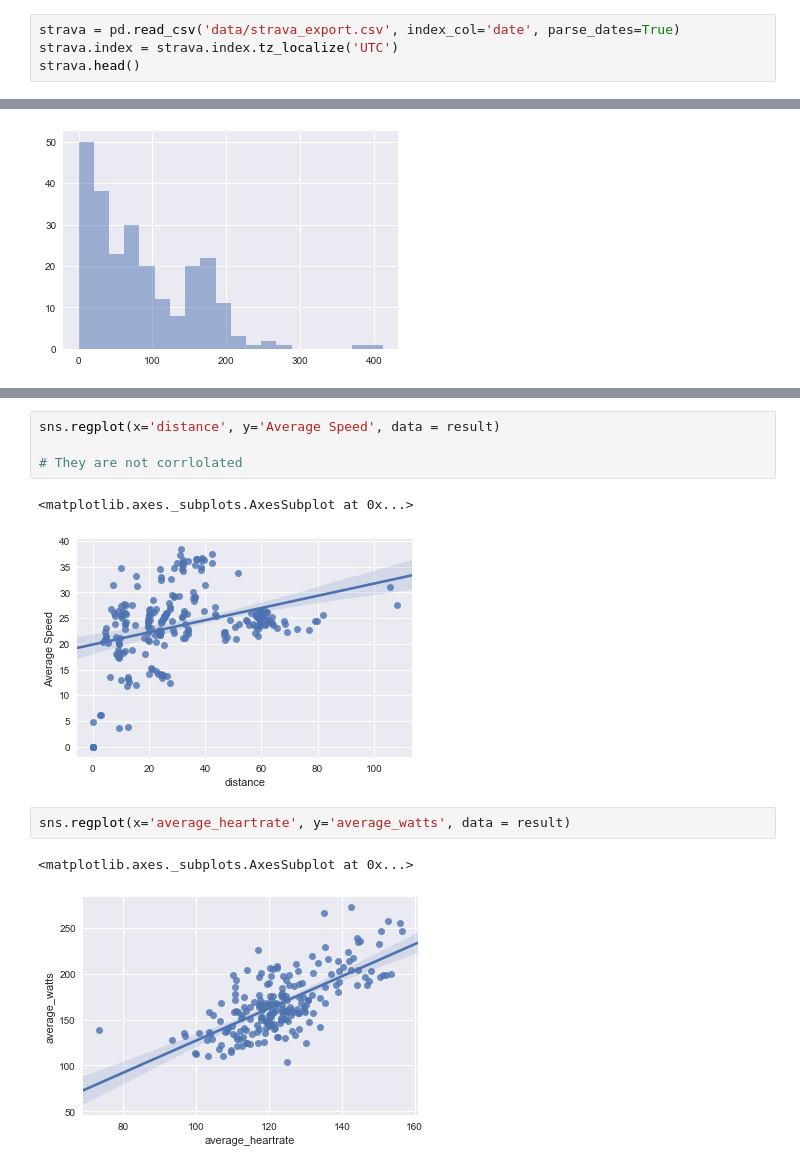
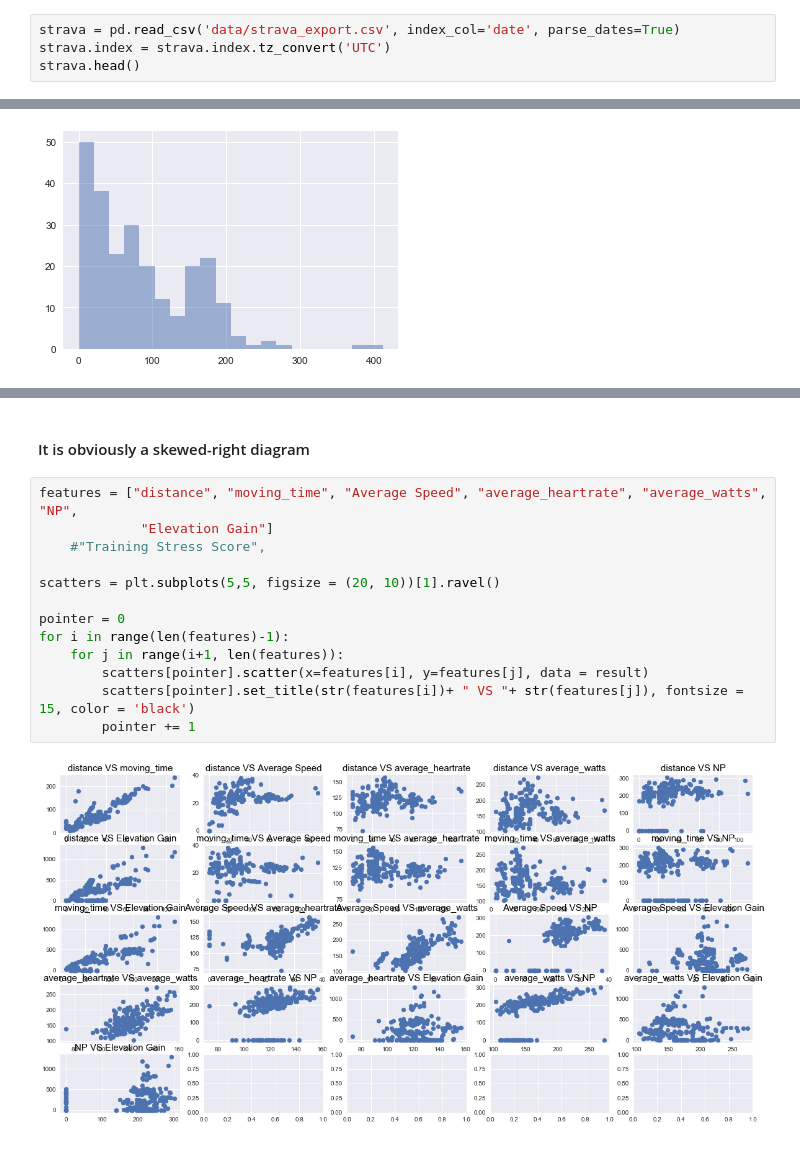
Before and after one commit to garyliu427/portfolio-2019-garyliu427, a Jupyter notebook: Portfolio 1.ipynb, the cells around one changed output, grey strips where cells are left out. Cells and saved outputs as stored; diff of their text form.

```diff
--- a/Portfolio 1.ipynb
+++ b/Portfolio 1.ipynb
@@ -20,7 +20,7 @@ recorded in a different timezone (UTC) so we need to do a bit of conversion.  In
 setting the index of the data frame to be the datetime of the ride.
 # %%
 strava = pd.read_csv('data/strava_export.csv', index_col='date', parse_dates=True)
-strava.index = strava.index.tz_localize('UTC')
+strava.index = strava.index.tz_convert('UTC')
 strava.head()
 # %% [output]
 |  | average_heartrate | average_temp | average_watts | device_watts | distance | elapsed_time | elevation_gain | ... |
@@ -183,15 +181,20 @@ sns.regplot(x='distance', y='moving_time', data = result)
-# %%
-sns.regplot(x='distance', y='Average Speed', data = result)
-
-# They are not corrlolated
-# %% [output]
-<matplotlib.axes._subplots.AxesSubplot at 0x...>
-[figure, removed]
-# %%
-sns.regplot(x='average_heartrate', y='average_watts', data = result)
-# %% [output]
-<matplotlib.axes._subplots.AxesSubplot at 0x...>
-[figure, removed]
+# %% [markdown]
+#### It is obviously a skewed-right diagram
+# %%
+features = ["distance", "moving_time", "Average Speed", "average_heartrate", "average_watts", "NP",
+             "Elevation Gain"]
+    #"Training Stress Score",
+
+scatters = plt.subplots(5,5, figsize = (20, 10))[1].ravel()
+
+pointer = 0
+for i in range(len(features)-1):
+    for j in range(i+1, len(features)):
+        scatters[pointer].scatter(x=features[i], y=features[j], data = result)
+        scatters[pointer].set_title(str(features[i])+ " VS "+ str(features[j]), fontsize = 15, color = 'black')
+        pointer += 1
+# %% [output]
+[figure, added]
 # %%
 from pandas.plotting import scatter_matrix
 import numpy as np
```
Also changed, not shown: parts of 7 cells of this notebook.
